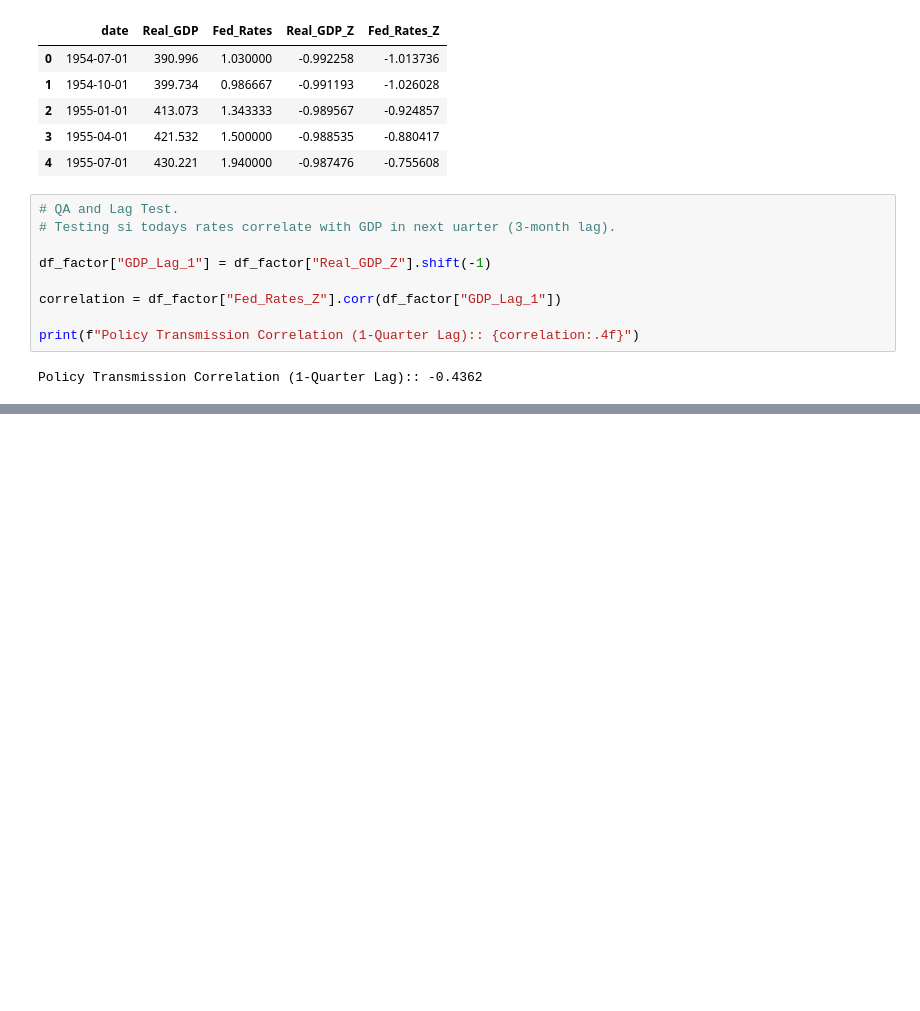
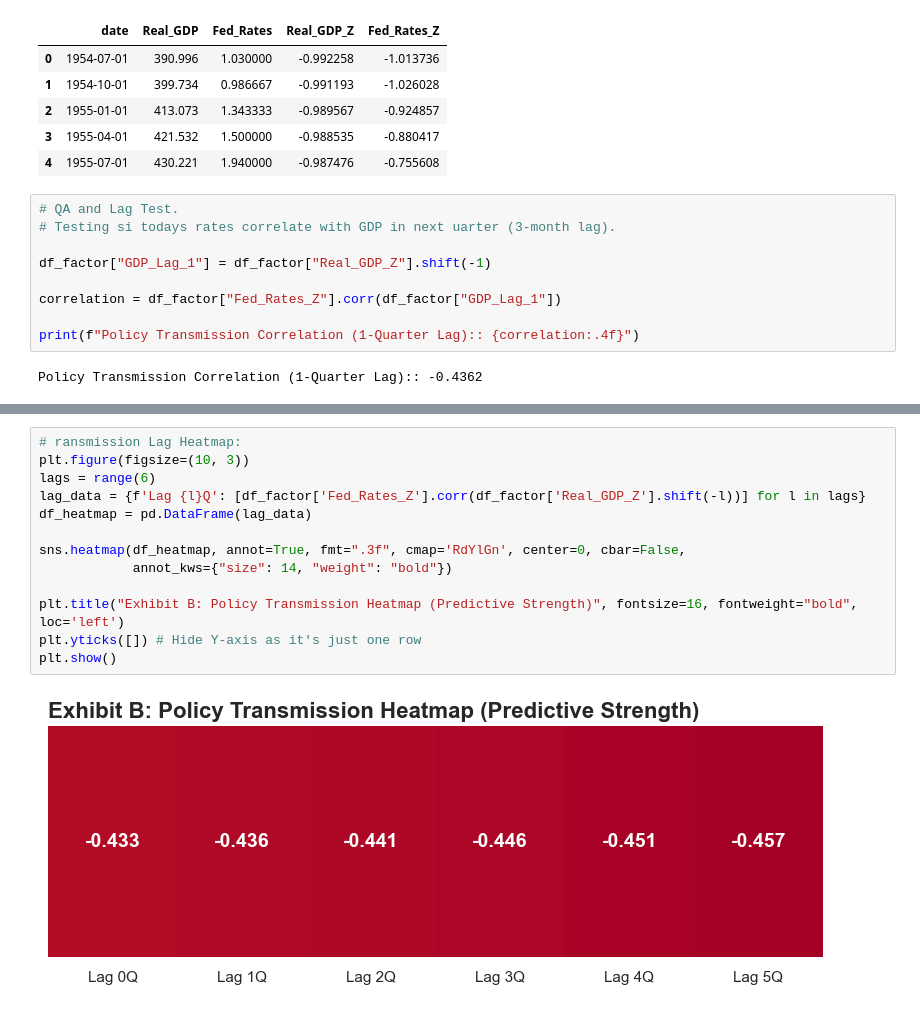
Before and after one commit to mjshubham21/fed_interst_gdp_python, a Jupyter notebook: GDP_Fed_Intrest_Project.ipynb, the cells around one changed output, grey strips where cells are left out. Saved outputs shown, nothing was run; the diff lists cells and outputs as text; blank space fills up the shorter version.

```diff
--- a/GDP_Fed_Intrest_Project.ipynb
+++ b/GDP_Fed_Intrest_Project.ipynb
@@ -130,0 +212,15 @@ Policy Transmission Correlation (1-Quarter Lag):: -0.4362
+# %%
+# ransmission Lag Heatmap:
+plt.figure(figsize=(10, 3))
+lags = range(6)
+lag_data = {f'Lag {l}Q': [df_factor['Fed_Rates_Z'].corr(df_factor['Real_GDP_Z'].shift(-l))] for l in lags}
+df_heatmap = pd.DataFrame(lag_data)
+
+sns.heatmap(df_heatmap, annot=True, fmt=".3f", cmap='RdYlGn', center=0, cbar=False,
+            annot_kws={"size": 14, "weight": "bold"})
+
+plt.title("Exhibit B: Policy Transmission Heatmap (Predictive Strength)", fontsize=16, fontweight="bold", loc='left')
+plt.yticks([]) # Hide Y-axis as it's just one row
+plt.show()
+# %% [output]
+[figure, added]
```
Also changed, not shown: parts of 7 cells of this notebook, 2 other files.
